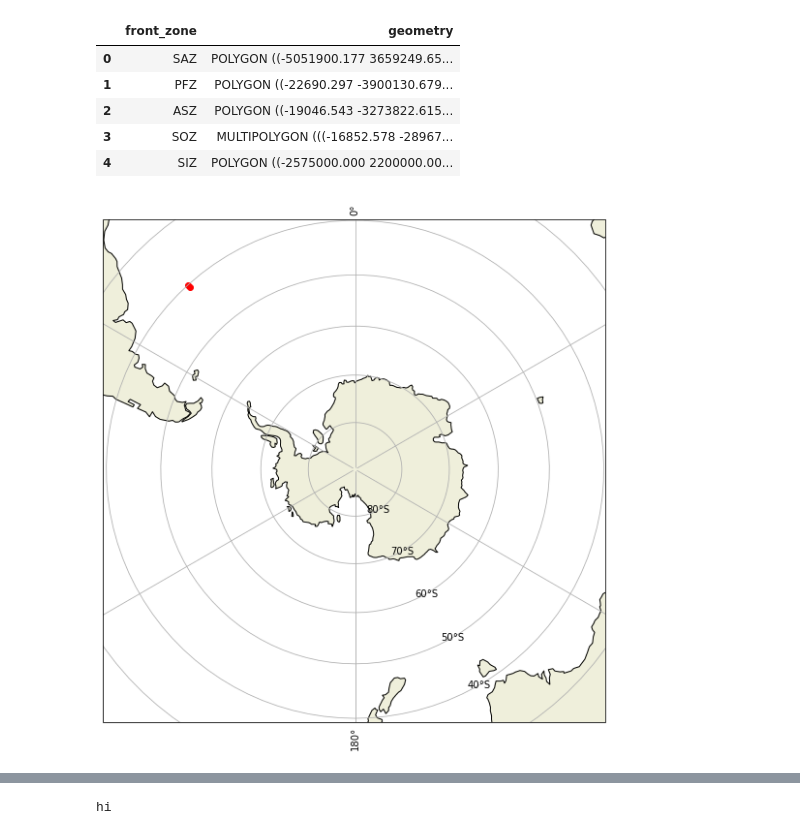
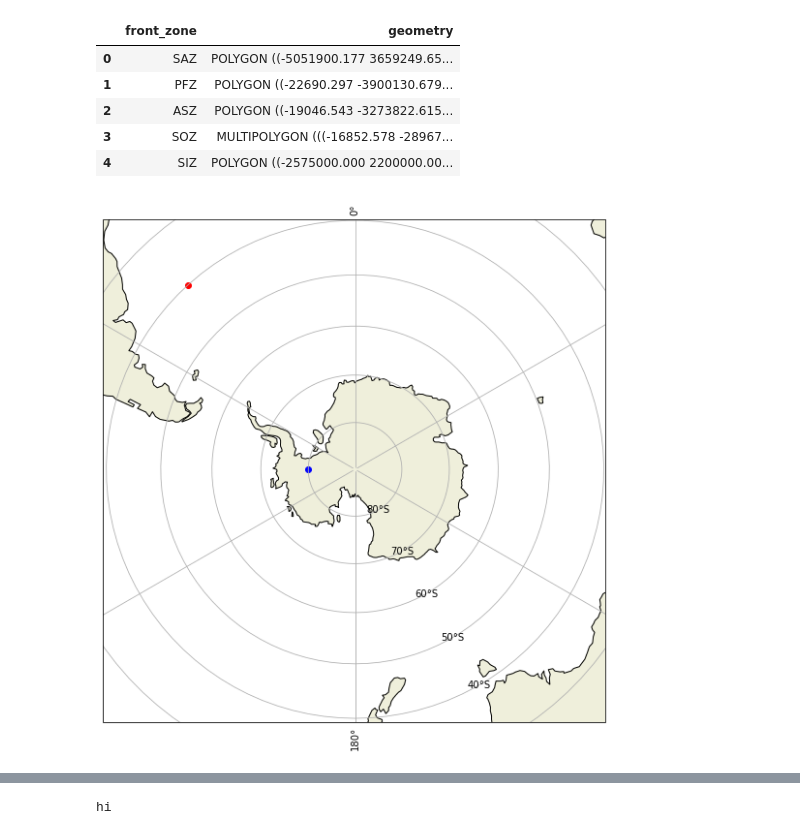
Before and after one commit to ayushnag/sophy, a Jupyter notebook: db/sophy_db.ipynb, the cells around one changed output, grey strips where cells are left out. Drawn from its saved outputs; the diff is of its cells as text; code cells hidden in the pictures.

```diff
--- a/db/sophy_db.ipynb
+++ b/db/sophy_db.ipynb
@@ -137,32 +137,33 @@ fig = plt.figure(figsize=[8, 8])  # inches
 ax = plt.subplot(projection=map_proj)
 ax.set_extent([-180, 180, -90, -39.4], ccrs.PlateCarree())
 fig.subplots_adjust(bottom=0.05, top=0.95, left=0.04, right=0.95, wspace=0.02)
 
 ax.add_feature(cartopy.feature.LAND)
 ax.add_feature(cartopy.feature.COASTLINE)
 ax.gridlines(draw_labels=True)
 
-ax.plot(-3950000, +4350000, marker='o', linestyle='', color='r', transform=ccrs.SouthPolarStereo())
+# lon vs lat
+ax.plot(270, -80, marker='o', linestyle='', color='b', transform=ccrs.PlateCarree())
 ax.plot(-3950000 - 50000, +4350000 + 50000, marker='o', linestyle='', color='r', transform=ccrs.SouthPolarStereo())
 # ax.plot(-20, -39.23, marker='o', linestyle='', color='g', transform=ccrs.PlateCarree())
 # ax.plot(-90, -41.23, marker='o', linestyle='', color='b', transform=ccrs.PlateCarree())
 # ax.plot(-160, -41.23, marker='o', linestyle='', color='y', transform=ccrs.PlateCarree())
 # ax.plot(130, -41, marker='o', linestyle='', color='c', transform=ccrs.PlateCarree())
 # x = np.arange(-3950000, +3950000, +dx)
 # y = np.arange(+4350000, -3950000, -dy)
 # ax.plot(170, -41, marker='o', linestyle='', color='c', transform=ccrs.PlateCarree())
 
 # sectors: list = []
 # sectors.append(Polygon([(60, -40), (-20, -40), (0, -90)]))
 # sectors.append(Polygon([(-20, -40), (-90, -40), (0, -90)]))
 # sectors.append(Polygon([(-90, -40), (-160, -40), (0, -90)]))
 # sectors.append(Polygon([(-160, -40), (130, -40), (0, -90)]))
 # sectors.append(Polygon([(130, -40), (60, -40), (0, -90)]))
 #
 # sectors_dict: dict = {'sector': ['A', 'B', 'C', 'D', 'E'], 'geometry': sectors}
 # sectors_gdf = gpd.GeoDataFrame(sectors_dict, crs='EPSG:4326')
 # sectors_gdf = sectors_gdf.to_crs(crs='EPSG:3031')
 # sectors_gdf.plot()
 plt.show()
 # %% [output]
-[figure, old version]
+[figure, new version]
```
Also changed, not shown: parts of 11 cells of this notebook, 4 other files.
